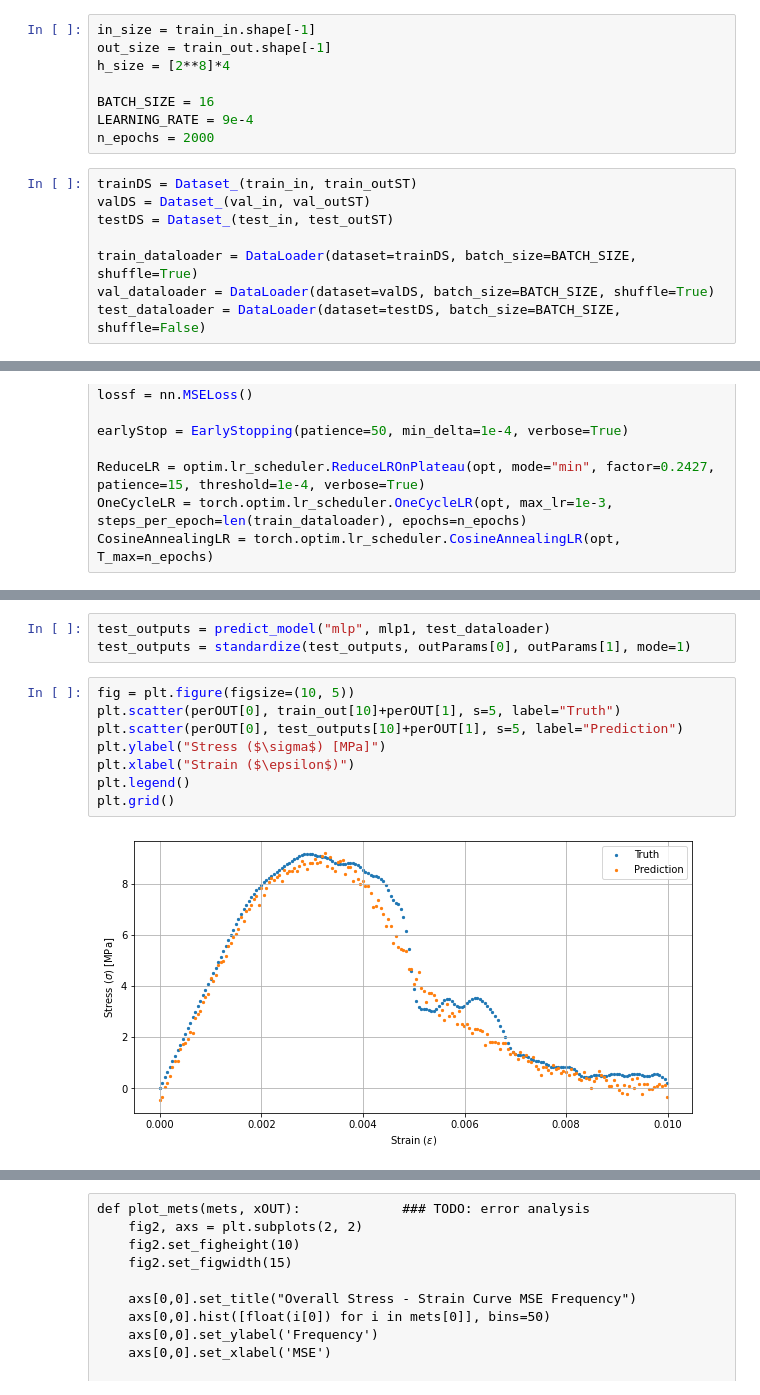
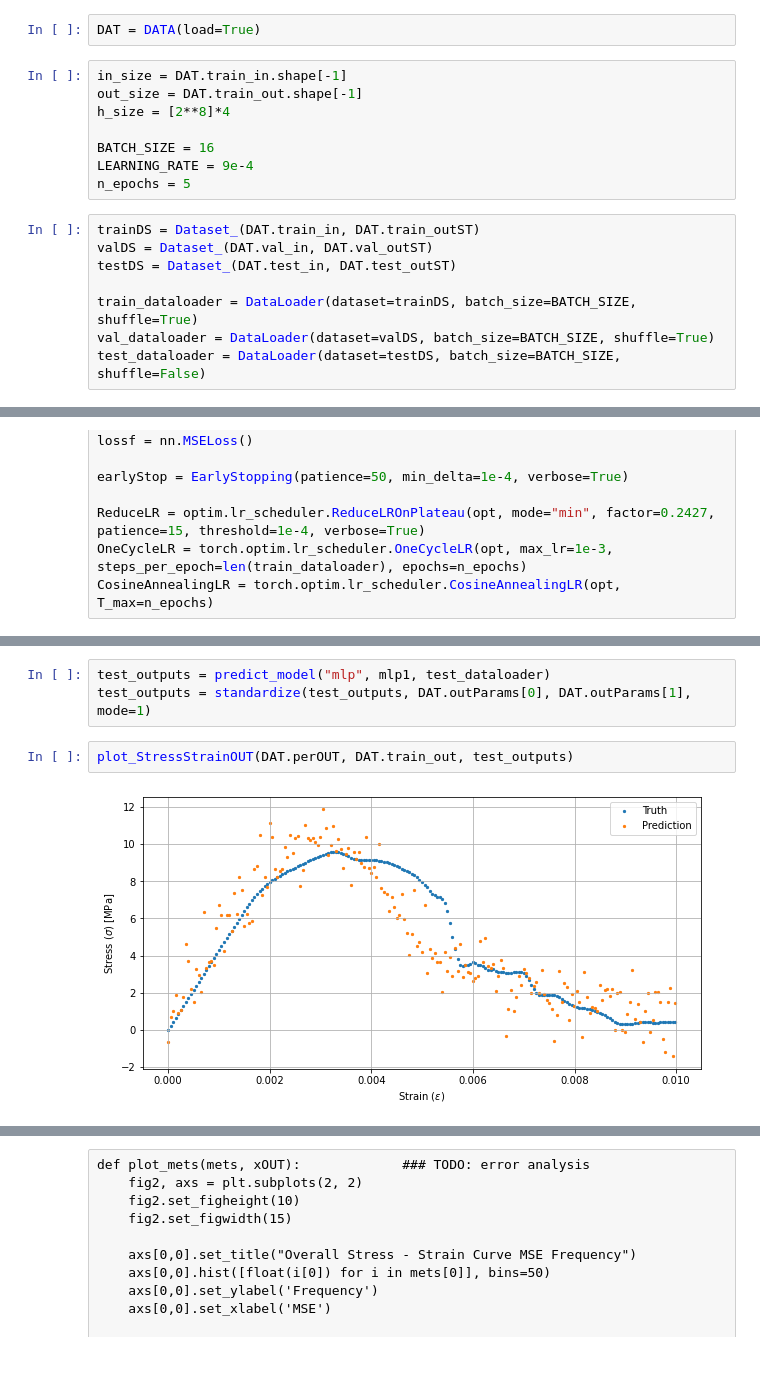
Before and after one commit to niccoforte/NF-PhD-gitRepo, a Jupyter notebook: code/MLP.ipynb, the cells around one changed output, grey strips where cells are left out. Saved outputs shown, nothing was run; the diff lists cells and outputs as text; blank space fills up the shorter version.

```diff
--- a/code/MLP.ipynb
+++ b/code/MLP.ipynb
@@ -59,18 +62,20 @@ Using device: cpu
 # %% [markdown]
 # Stress-Strain Curve Optimization
 General approximation from change in node coordinate components to change in stress-strain curve.
+# %%
+DAT = DATA(load=True)
 # %%
-in_size = train_in.shape[-1]
-out_size = train_out.shape[-1]
+in_size = DAT.train_in.shape[-1]
+out_size = DAT.train_out.shape[-1]
 h_size = [2**8]*4
 
 BATCH_SIZE = 16
 LEARNING_RATE = 9e-4
-n_epochs = 2000
+n_epochs = 5
 # %%
-trainDS = Dataset_(train_in, train_outST)
-valDS = Dataset_(val_in, val_outST)
-testDS = Dataset_(test_in, test_outST)
+trainDS = Dataset_(DAT.train_in, DAT.train_outST)
+valDS = Dataset_(DAT.val_in, DAT.val_outST)
+testDS = Dataset_(DAT.test_in, DAT.test_outST)
 
 train_dataloader = DataLoader(dataset=trainDS, batch_size=BATCH_SIZE, shuffle=True)
 val_dataloader = DataLoader(dataset=valDS, batch_size=BATCH_SIZE, shuffle=True)
@@ -111,14 +105,8 @@ plot_loss(epoch, train_lossLog, val_lossLog)
 # %%
 test_outputs = predict_model("mlp", mlp1, test_dataloader)
-test_outputs = standardize(test_outputs, outParams[0], outParams[1], mode=1)
+test_outputs = standardize(test_outputs, DAT.outParams[0], DAT.outParams[1], mode=1)
 # %%
-fig = plt.figure(figsize=(10, 5))
-plt.scatter(perOUT[0], train_out[10]+perOUT[1], s=5, label="Truth")
-plt.scatter(perOUT[0], test_outputs[10]+perOUT[1], s=5, label="Prediction")
-plt.ylabel("Stress ($\sigma$) [MPa]")
-plt.xlabel("Strain ($\epsilon$)")
-plt.legend()
-plt.grid()
+plot_StressStrainOUT(DAT.perOUT, DAT.train_out, test_outputs)
 # %% [output]
-[figure, old version]
+[figure, new version]
 # %%
```
Also changed, not shown: parts of 27 cells of this notebook.
